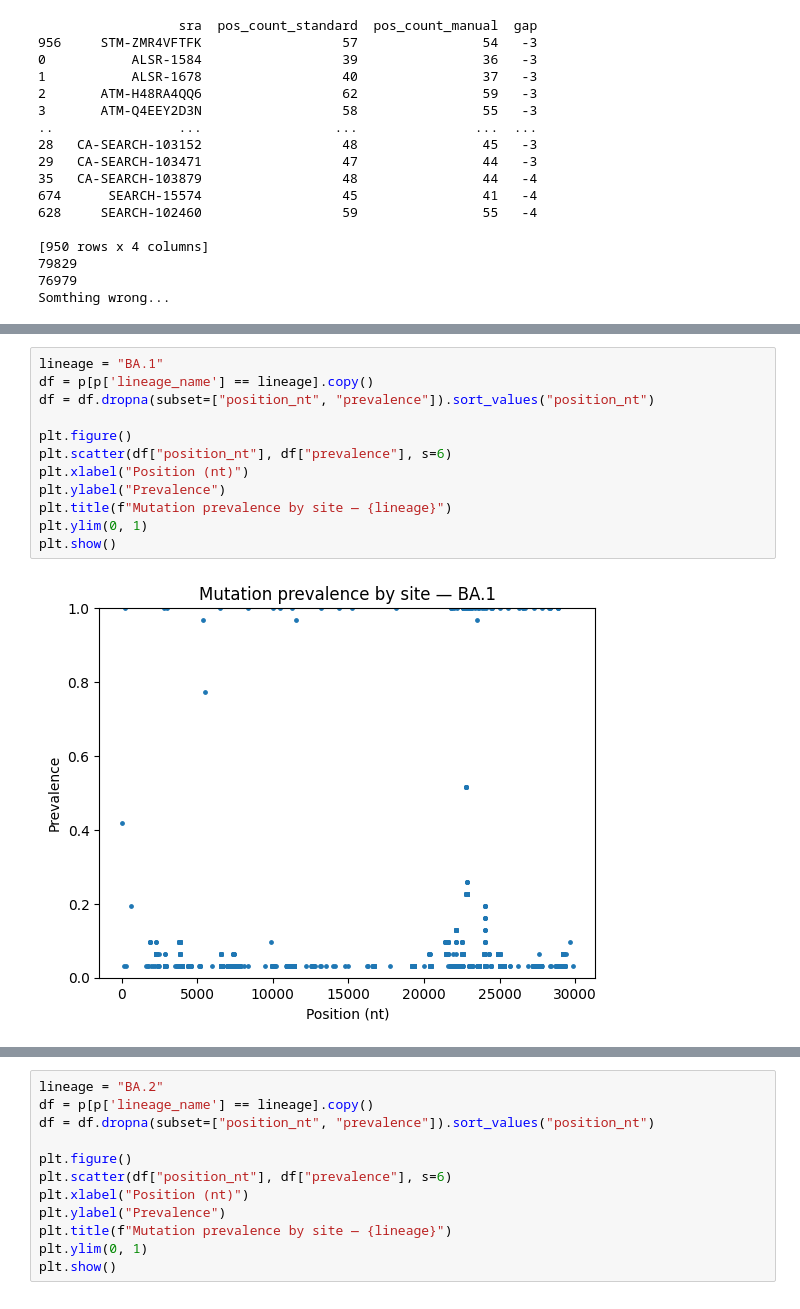
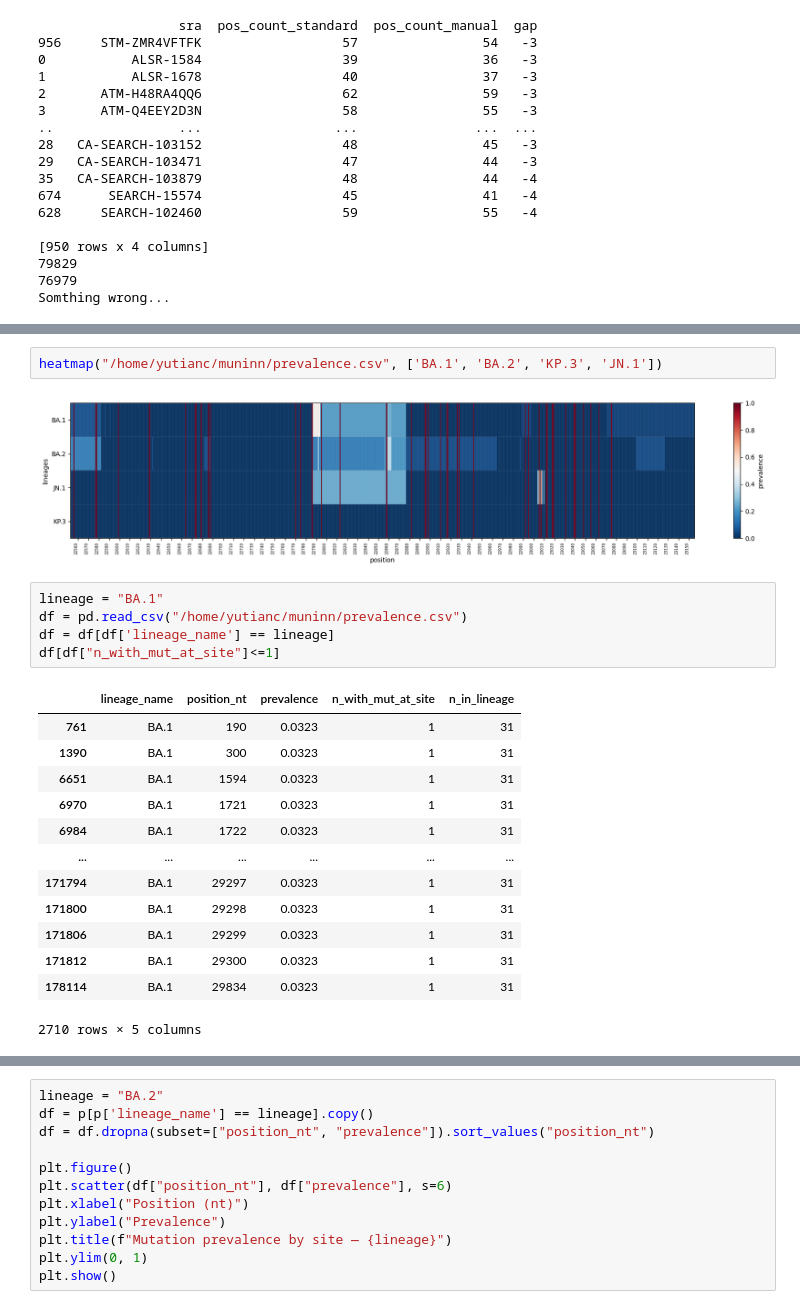
Before and after one commit to yutiachen5/bjorn_rep, a Jupyter notebook: output/sanity_check.ipynb, the cells around one changed output, grey strips where cells are left out. Saved outputs shown, nothing was run; the diff lists cells and outputs as text.

Commit message:
updated SQL query to get prevalences at certain aa site for each lineage

```diff
--- a/output/sanity_check.ipynb
+++ b/output/sanity_check.ipynb
@@ -435,14 +597,23 @@ p.head()
+# %%
+heatmap("/home/yutianc/muninn/prevalence.csv", ['BA.1', 'BA.2', 'KP.3', 'JN.1'])
+# %% [output]
+[figure, added]
 # %%
 lineage = "BA.1"
-df = p[p['lineage_name'] == lineage].copy()
-df = df.dropna(subset=["position_nt", "prevalence"]).sort_values("position_nt")
-
-plt.figure()
-plt.scatter(df["position_nt"], df["prevalence"], s=6)
-plt.xlabel("Position (nt)")
-plt.ylabel("Prevalence")
-plt.title(f"Mutation prevalence by site — {lineage}")
-plt.ylim(0, 1)
-plt.show()
+df = pd.read_csv("/home/yutianc/muninn/prevalence.csv")
+df = df[df['lineage_name'] == lineage]
+df[df["n_with_mut_at_site"]<=1]
 # %% [output]
-[figure, removed]
+|  | lineage_name | position_nt | prevalence | n_with_mut_at_site | n_in_lineage |
+| 761 | BA.1 | 190 | 0.0323 | 1 | 31 |
+| 1390 | BA.1 | 300 | 0.0323 | 1 | 31 |
+| 6651 | BA.1 | 1594 | 0.0323 | 1 | 31 |
+| 6970 | BA.1 | 1721 | 0.0323 | 1 | 31 |
+| 6984 | BA.1 | 1722 | 0.0323 | 1 | 31 |
+| ... | ... | ... | ... | ... | ... |
+| 171794 | BA.1 | 29297 | 0.0323 | 1 | 31 |
+| 171800 | BA.1 | 29298 | 0.0323 | 1 | 31 |
+| 171806 | BA.1 | 29299 | 0.0323 | 1 | 31 |
+| 171812 | BA.1 | 29300 | 0.0323 | 1 | 31 |
+| 178114 | BA.1 | 29834 | 0.0323 | 1 | 31 |
+2710 rows × 5 columns
```
Also changed, not shown: parts of 11 cells of this notebook, 1 other file.
